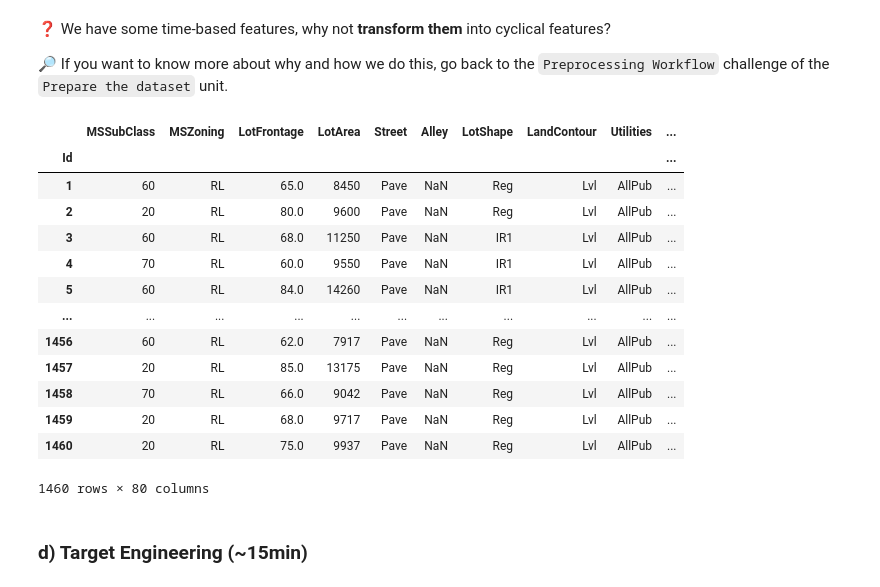
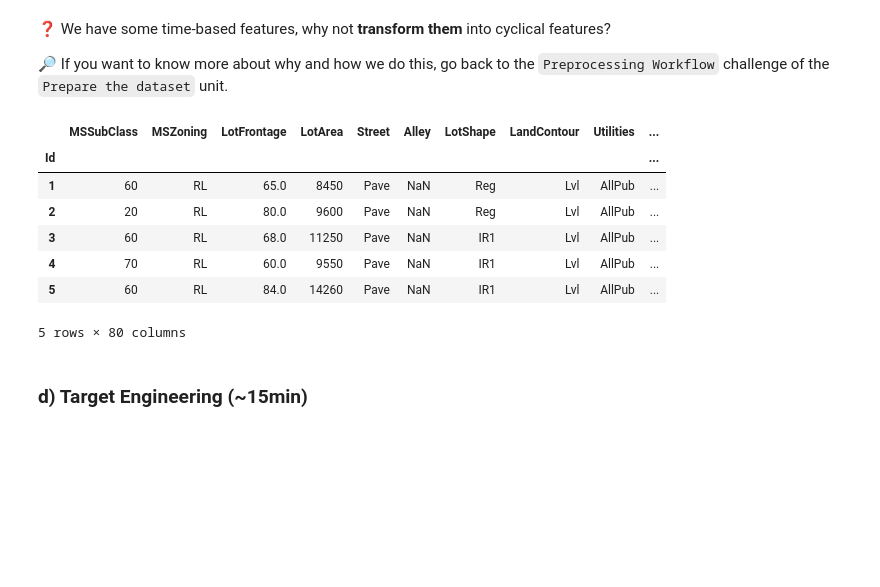
Before and after one commit to Gechen989898/HousePricePrediction, a Jupyter notebook: notebooks/houses_kaggle_competition.ipynb, the cells around one changed output. Cells and saved outputs as stored; diff of their text form; code cells hidden in the pictures; blank space fills up the shorter version.

```diff
--- a/notebooks/houses_kaggle_competition.ipynb
+++ b/notebooks/houses_kaggle_competition.ipynb
@@ -660,24 +732,25 @@ Feel free to add a [`VarianceThreshold`](https://scikit-learn.org/stable/modules
 ❓ We have some time-based features, why not **transform them** into cyclical features?
 
 🔎 If you want to know more about why and how we do this, go back to the `Preprocessing Workflow` challenge of the `Prepare the dataset` unit.
-# %%
-# YOUR CODE HERE
-data
-# %% [output]
-|  | MSSubClass | MSZoning | LotFrontage | LotArea | Street | Alley | LotShape | LandContour | Utilities | ... |
-| Id |  |  |  |  |  |  |  |  |  | ... |
-| 1 | 60 | RL | 65.0 | 8450 | Pave | NaN | Reg | Lvl | AllPub | ... |
-| 2 | 20 | RL | 80.0 | 9600 | Pave | NaN | Reg | Lvl | AllPub | ... |
-| 3 | 60 | RL | 68.0 | 11250 | Pave | NaN | IR1 | Lvl | AllPub | ... |
-| 4 | 70 | RL | 60.0 | 9550 | Pave | NaN | IR1 | Lvl | AllPub | ... |
-| 5 | 60 | RL | 84.0 | 14260 | Pave | NaN | IR1 | Lvl | AllPub | ... |
-| ... | ... | ... | ... | ... | ... | ... | ... | ... | ... | ... |
-| 1456 | 60 | RL | 62.0 | 7917 | Pave | NaN | Reg | Lvl | AllPub | ... |
-| 1457 | 20 | RL | 85.0 | 13175 | Pave | NaN | Reg | Lvl | AllPub | ... |
-| 1458 | 70 | RL | 66.0 | 9042 | Pave | NaN | Reg | Lvl | AllPub | ... |
-| 1459 | 20 | RL | 68.0 | 9717 | Pave | NaN | Reg | Lvl | AllPub | ... |
-| 1460 | 20 | RL | 75.0 | 9937 | Pave | NaN | Reg | Lvl | AllPub | ... |
-1460 rows × 80 columns
+# %%
+# Treat cyclical features
+months_in_a_year = 12
+
+X['sin_MoSold'] = np.sin(2 * np.pi * (X.MoSold - 1) / months_in_a_year)
+X['cos_MoSold'] = np.cos(2 * np.pi * (X.MoSold - 1) / months_in_a_year)
+
+X.drop(columns=['MoSold'], inplace=True)
+
+X.head()
+# %% [output]
+|  | MSSubClass | MSZoning | LotFrontage | LotArea | Street | Alley | LotShape | LandContour | Utilities | ... |
+| Id |  |  |  |  |  |  |  |  |  | ... |
+| 1 | 60 | RL | 65.0 | 8450 | Pave | NaN | Reg | Lvl | AllPub | ... |
+| 2 | 20 | RL | 80.0 | 9600 | Pave | NaN | Reg | Lvl | AllPub | ... |
+| 3 | 60 | RL | 68.0 | 11250 | Pave | NaN | IR1 | Lvl | AllPub | ... |
+| 4 | 70 | RL | 60.0 | 9550 | Pave | NaN | IR1 | Lvl | AllPub | ... |
+| 5 | 60 | RL | 84.0 | 14260 | Pave | NaN | IR1 | Lvl | AllPub | ... |
+5 rows × 80 columns
 # %% [markdown]
 ### d) Target Engineering (~15min)
 # %% [markdown]
```
Also changed, not shown: parts of 19 cells of this notebook.
